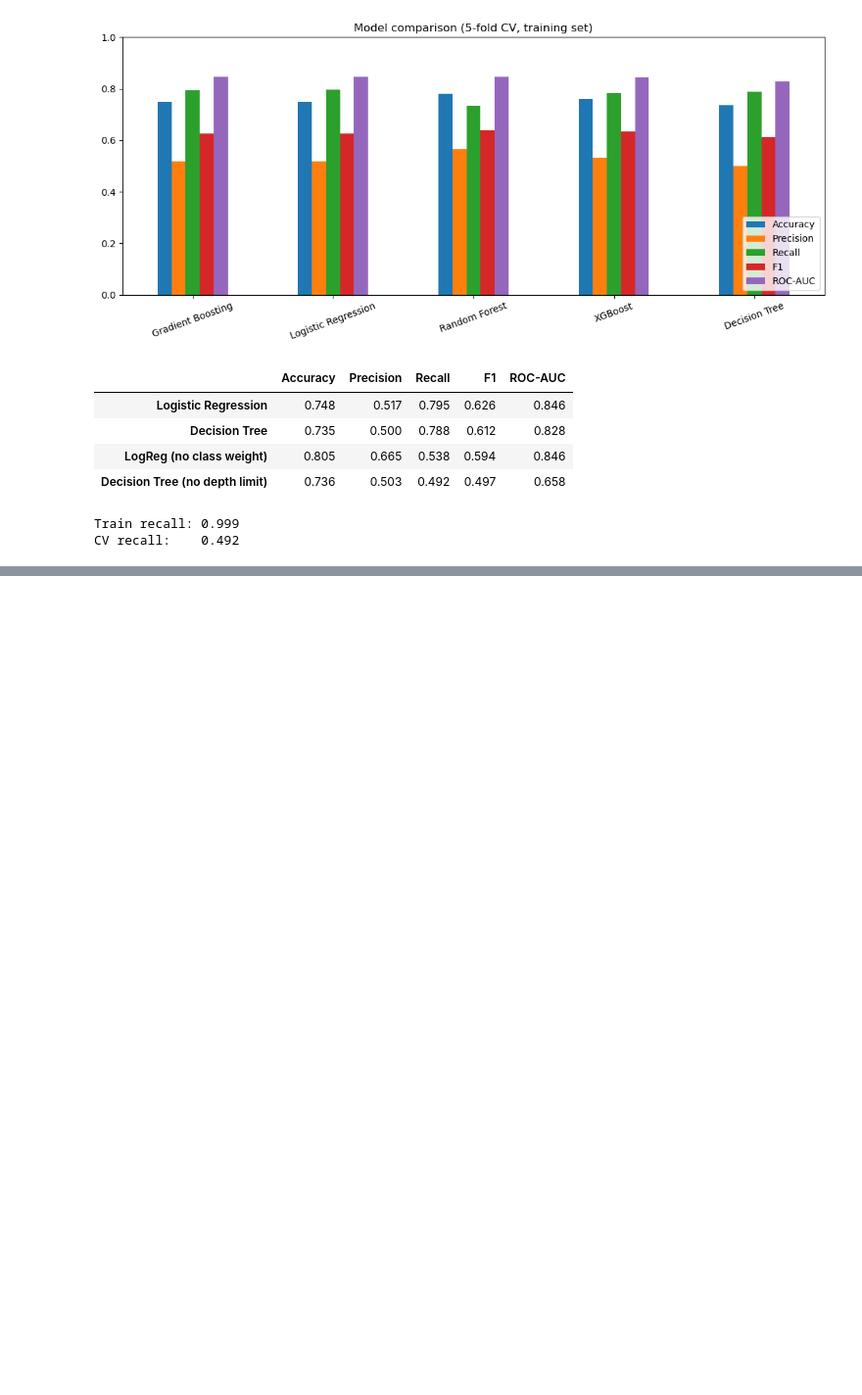
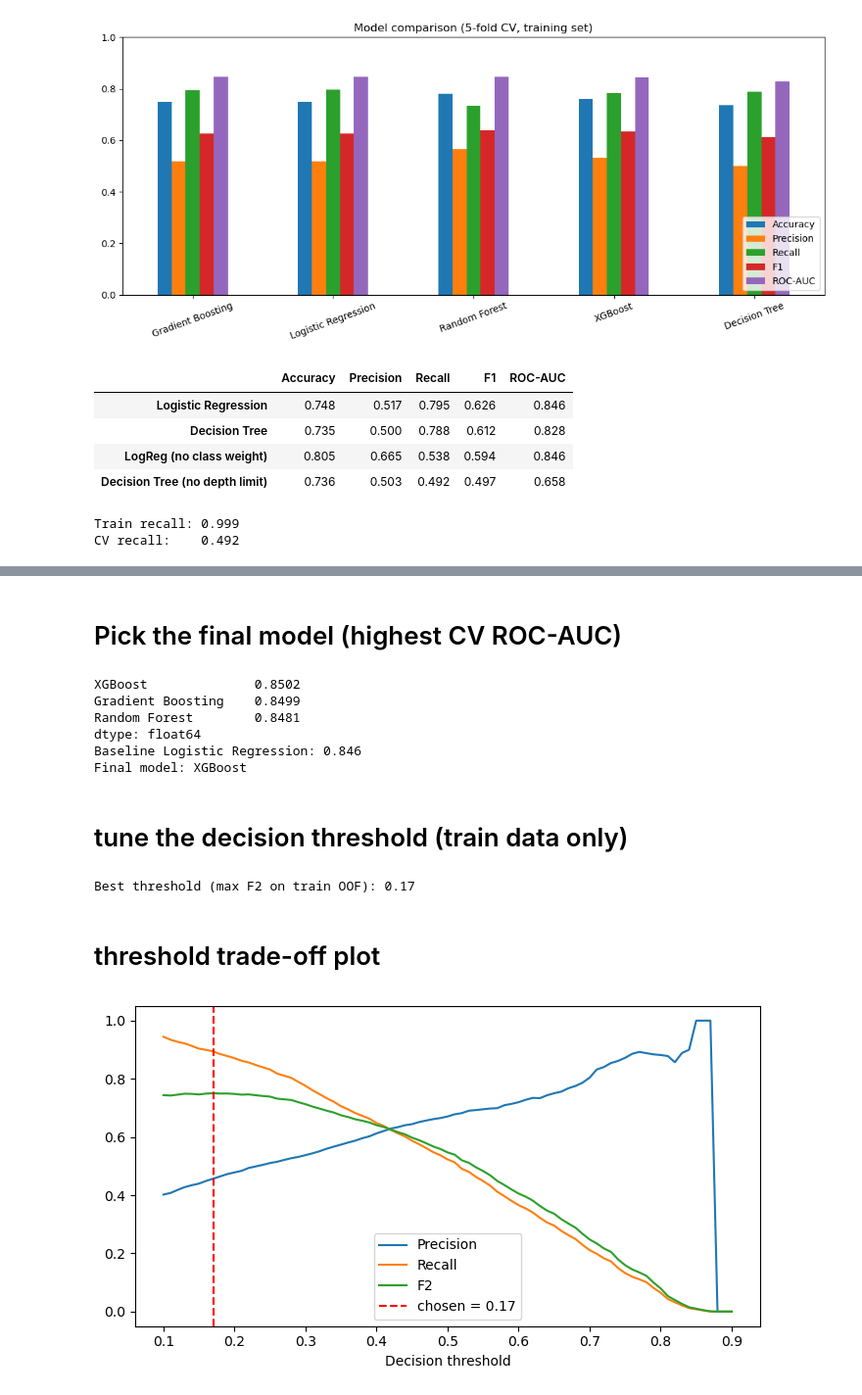
Before and after one commit to mzainnasir010/customer-churn-prediction, a Jupyter notebook: notebooks/05_modelling.ipynb, the cells around one changed output, grey strips where cells are left out. Shown at 98% size. Drawn from its saved outputs; the diff is of its cells as text; code cells hidden in the pictures; blank space fills up the shorter version.

Commit message:
finalise model evaluation: tuned XGBoost, F2 threshold, test-set results, saved model

```diff
--- a/notebooks/05_modelling.ipynb
+++ b/notebooks/05_modelling.ipynb
@@ -175,0 +221,48 @@ CV recall:    0.492
+# %% [markdown]
+# Pick the final model (highest CV ROC-AUC)
+# %%
+cv_auc = pd.Series({n: s.best_score_ for n, s in tuned.items()}).sort_values(ascending=False)
+print(cv_auc.round(4))
+print("Baseline Logistic Regression:", comparison.loc["Logistic Regression", "ROC-AUC"])
+
+best_name = cv_auc.index[0]
+final_pipe = tuned[best_name].best_estimator_
+print("Final model:", best_name)
+# %% [output]
+XGBoost              0.8502
+Gradient Boosting    0.8499
+Random Forest        0.8481
+dtype: float64
+Baseline Logistic Regression: 0.846
+Final model: XGBoost
+# %% [markdown]
+# tune the decision threshold (train data only)
+# %%
+# Out-of-fold probabilities on TRAIN only; the test set is not used for tuning
+oof_proba = cross_val_predict(clone(final_pipe), X_train, y_train,
+                              cv=skf, method="predict_proba")[:, 1]
+
+thresholds = np.arange(0.10, 0.91, 0.01)
+f2_scores = [fbeta_score(y_train, oof_proba >= t, beta=2) for t in thresholds]
+best_t = round(float(thresholds[int(np.argmax(f2_scores))]), 2)
+print("Best threshold (max F2 on train OOF):", best_t)
+# %% [output]
+Best threshold (max F2 on train OOF): 0.17
+# %% [markdown]
+#  threshold trade-off plot
+# %%
+prec = [precision_score(y_train, oof_proba >= t, zero_division=0) for t in thresholds]
+rec = [recall_score(y_train, oof_proba >= t) for t in thresholds]
+
+plt.figure(figsize=(7, 4))
+plt.plot(thresholds, prec, label="Precision")
+plt.plot(thresholds, rec, label="Recall")
+plt.plot(thresholds, f2_scores, label="F2")
+plt.axvline(best_t, color="red", ls="--", label=f"chosen = {best_t}")
+plt.xlabel("Decision threshold")
+plt.legend()
+plt.tight_layout()
+plt.savefig("../reports/threshold_tradeoff.png", dpi=150)
+plt.show()
+# %% [output]
+[figure, added]
```
Also changed, not shown: parts of 9 cells of this notebook, 5 other files.
